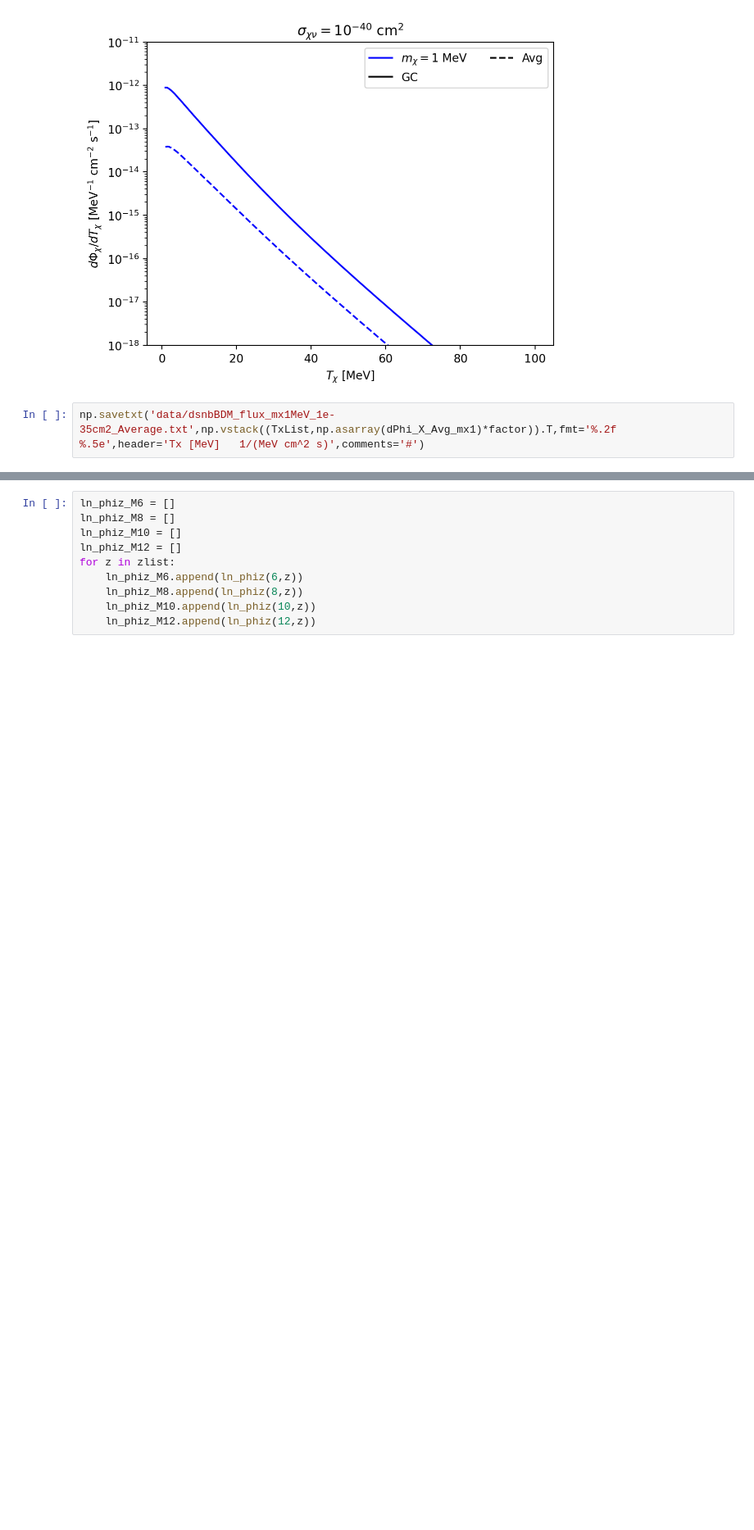
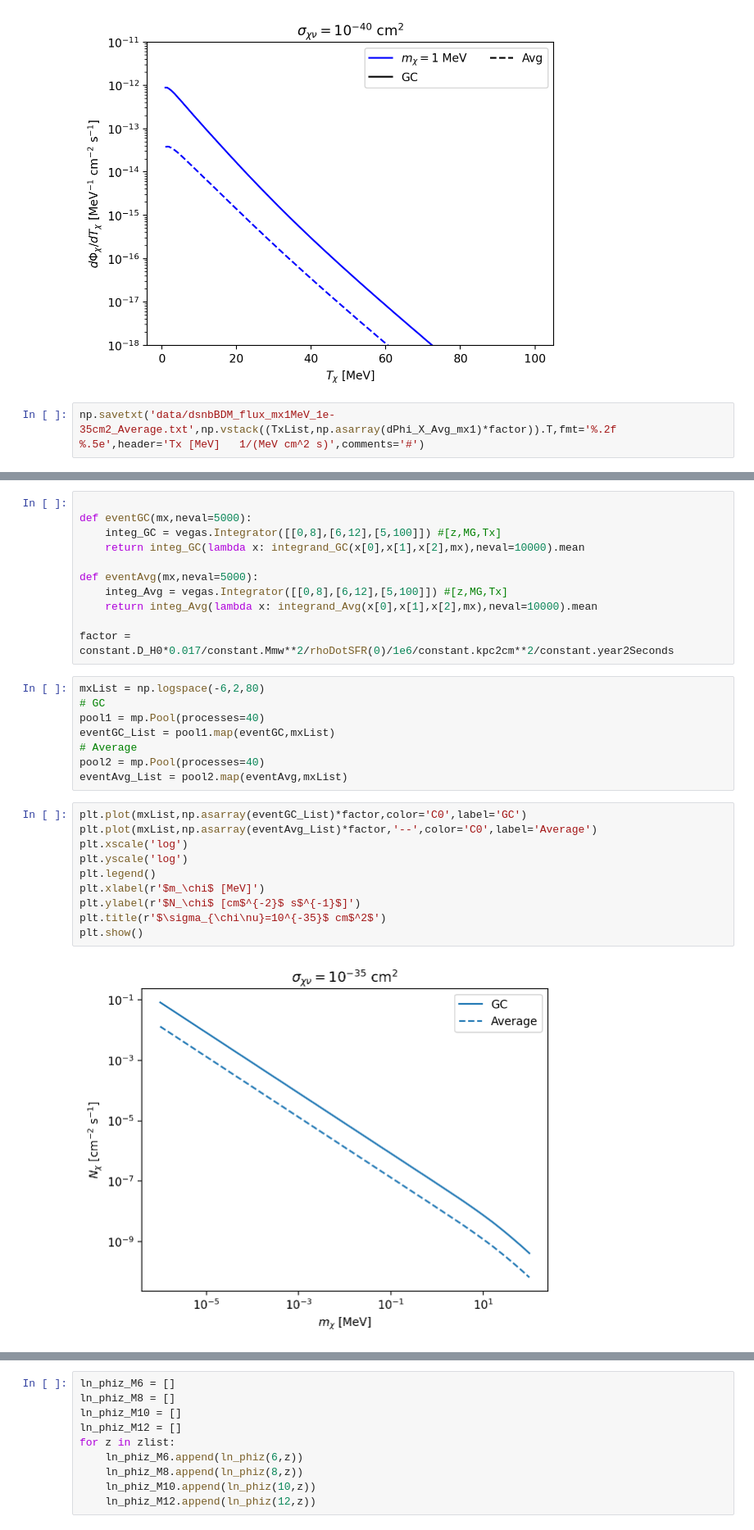
Before and after one commit to yenhsunlin/dsnbBDM, a Jupyter notebook: dsnbBDM.ipynb, the cells around one changed output, grey strips where cells are left out. Shown at 82% size. Cells and saved outputs as stored; diff of their text form; blank space fills up the shorter version.

```diff
--- a/dsnbBDM.ipynb
+++ b/dsnbBDM.ipynb
@@ -812,0 +1067,31 @@ np.savetxt('data/dsnbBDM_flux_mx1MeV_1e-35cm2_Average.txt',np.vstack((TxList,np.
+# %%
+
+def eventGC(mx,neval=5000):
+    integ_GC = vegas.Integrator([[0,8],[6,12],[5,100]]) #[z,MG,Tx]
+    return integ_GC(lambda x: integrand_GC(x[0],x[1],x[2],mx),neval=10000).mean
+
+def eventAvg(mx,neval=5000):
+    integ_Avg = vegas.Integrator([[0,8],[6,12],[5,100]]) #[z,MG,Tx]
+    return integ_Avg(lambda x: integrand_Avg(x[0],x[1],x[2],mx),neval=10000).mean
+
+factor = constant.D_H0*0.017/constant.Mmw**2/rhoDotSFR(0)/1e6/constant.kpc2cm**2/constant.year2Seconds
+# %%
+mxList = np.logspace(-6,2,80)
+# GC
+pool1 = mp.Pool(processes=40)
+eventGC_List = pool1.map(eventGC,mxList)
+# Average
+pool2 = mp.Pool(processes=40)
+eventAvg_List = pool2.map(eventAvg,mxList)
+# %%
+plt.plot(mxList,np.asarray(eventGC_List)*factor,color='C0',label='GC')
+plt.plot(mxList,np.asarray(eventAvg_List)*factor,'--',color='C0',label='Average')
+plt.xscale('log')
+plt.yscale('log')
+plt.legend()
+plt.xlabel(r'$m_\chi$ [MeV]')
+plt.ylabel(r'$N_\chi$ [cm$^{-2}$ s$^{-1}$]')
+plt.title(r'$\sigma_{\chi\nu}=10^{-35}$ cm$^2$')
+plt.show()
+# %% [output]
+[figure, added]
```
Also changed, not shown: parts of 16 cells of this notebook, 4 other files.
